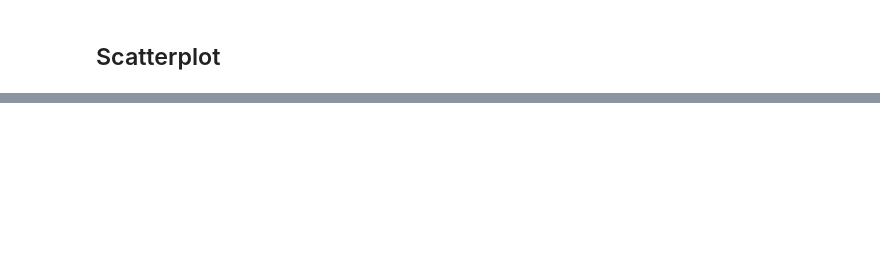
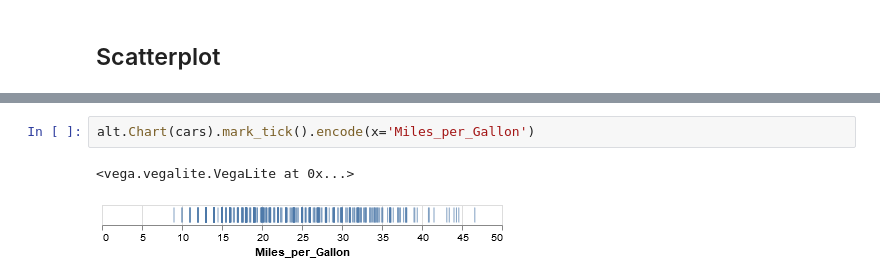
Before and after one commit to miguelazue/python-visualization-tutorial, a Jupyter notebook: 06_Altair.ipynb, the cells around one changed output, grey strips where cells are left out. Saved outputs shown, nothing was run; the diff lists cells and outputs as text; blank space fills up the shorter version.

```diff
--- a/06_Altair.ipynb
+++ b/06_Altair.ipynb
@@ -32,0 +53,5 @@ cars = pd.read_csv('data/mtcars.csv')
+# %%
+alt.Chart(cars).mark_tick().encode(x='Miles_per_Gallon')
+# %% [output]
+<vega.vegalite.VegaLite at 0x...>
+[figure, added]
```
Also changed, not shown: parts of 23 cells of this notebook.
